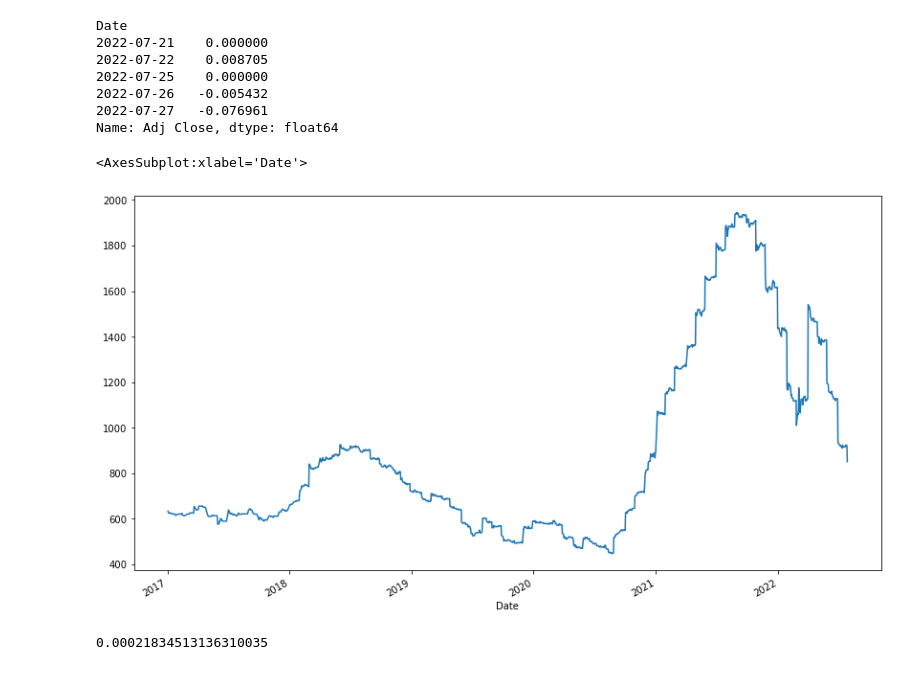
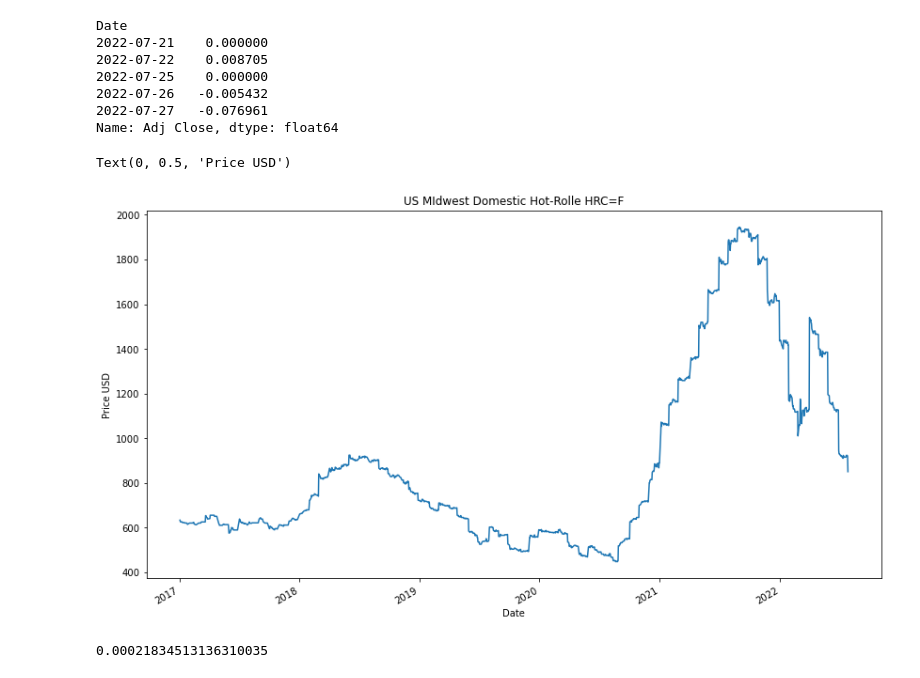
Before and after one commit to ShaneSCalder/Project_Inflation_Risk_Impacts, a Jupyter notebook: Data/HRC_Price_Predition.ipynb, the cells around one changed output. Drawn from its saved outputs; the diff is of its cells as text; code cells hidden in the pictures.

Commit message:
add file via upload
updated price history graph

```diff
--- a/Data/HRC_Price_Predition.ipynb
+++ b/Data/HRC_Price_Predition.ipynb
@@ -44,11 +44,13 @@ Date
 2022-07-26   -0.005432
 2022-07-27   -0.076961
 Name: Adj Close, dtype: float64
-# %%
-data.plot(figsize=(14,8))
-# %% [output]
-<AxesSubplot:xlabel='Date'>
-[figure, removed]
+# %%
+data.plot(figsize=(14,8))
+plt.title('US MIdwest Domestic Hot-Rolle HRC=F')
+plt.ylabel('Price USD')
+# %% [output]
+Text(0, 0.5, 'Price USD')
+[figure, added]
 # %%
 u = log_returns.mean()
 u
```
